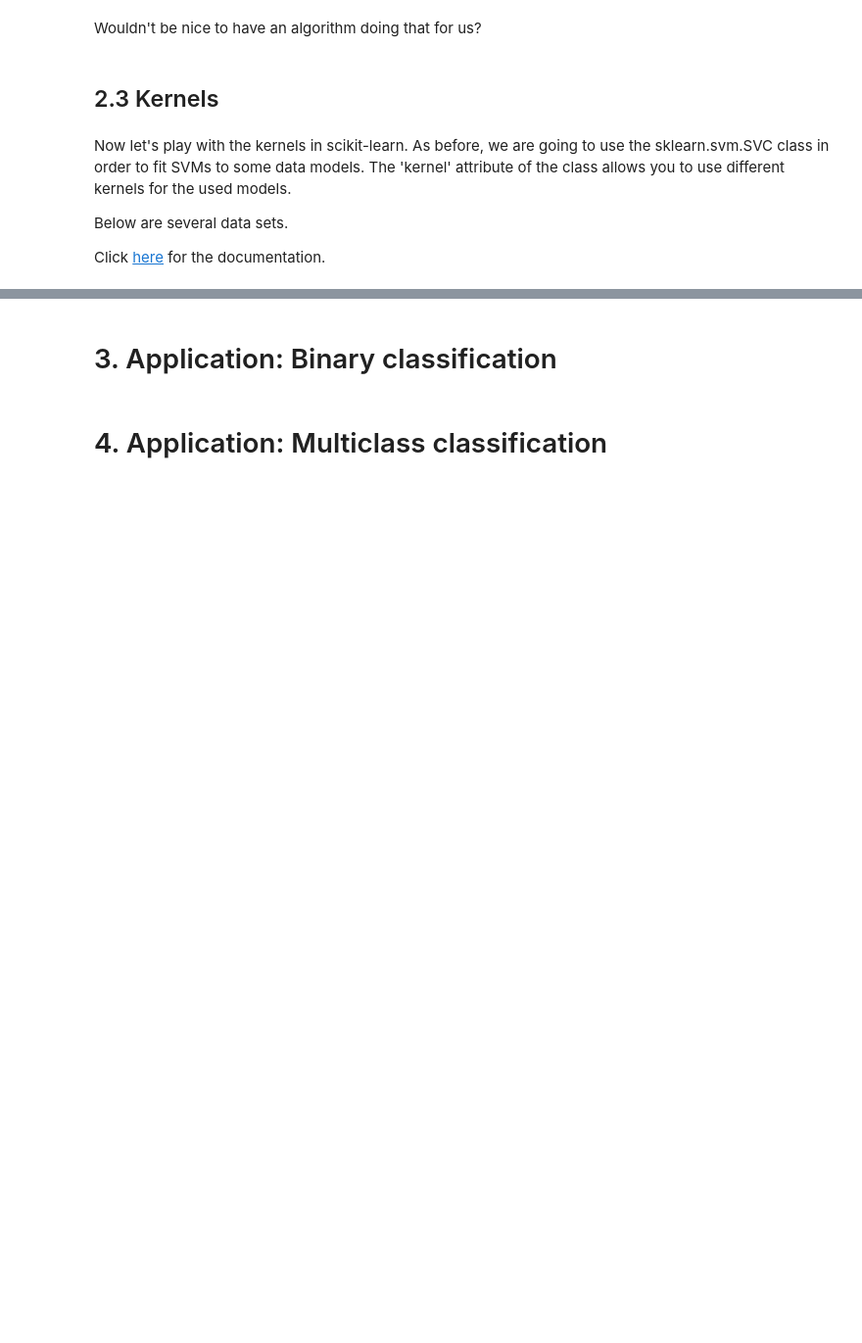
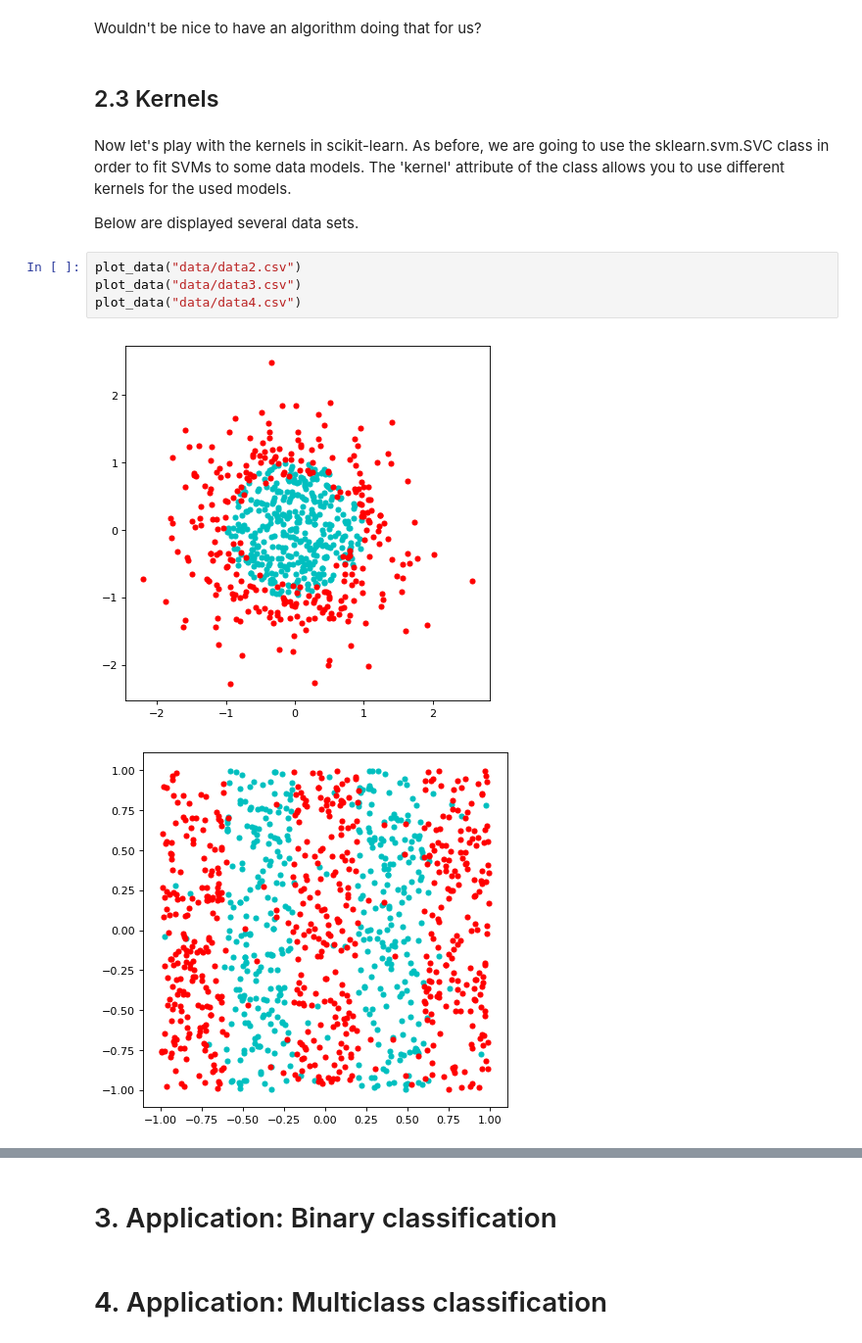
Before and after one commit to erwanlecarpentier/MLclass, a Jupyter notebook: Practice/SVMs/SVM.ipynb, the cells around one changed output, grey strips where cells are left out. Shown: that part at 98% size. Drawn from its saved outputs; the diff is of its cells as text; blank space fills up the shorter version.

```diff
--- a/Practice/SVMs/SVM.ipynb
+++ b/Practice/SVMs/SVM.ipynb
@@ -393,6 +393,11 @@ Wouldn't be nice to have an algorithm doing that for us?
 # %% [markdown]
 Now let's play with the kernels in scikit-learn. As before, we are going to use the sklearn.svm.SVC class in order to fit SVMs to some data models. The 'kernel' attribute of the class allows you to use different kernels for the used models.
 
-Below are several data sets.
-
-Click [here](http://scikit-learn.org/stable/modules/generated/sklearn.svm.SVC.html#sklearn.svm.SVC) for the documentation.
+Below are displayed several data sets.
+# %%
+plot_data("data/data2.csv")
+plot_data("data/data3.csv")
+plot_data("data/data4.csv")
+# %% [output]
+[figure, added]
+[figure, added]
```
Also changed, not shown: parts of 8 cells of this notebook, 6 other files.
